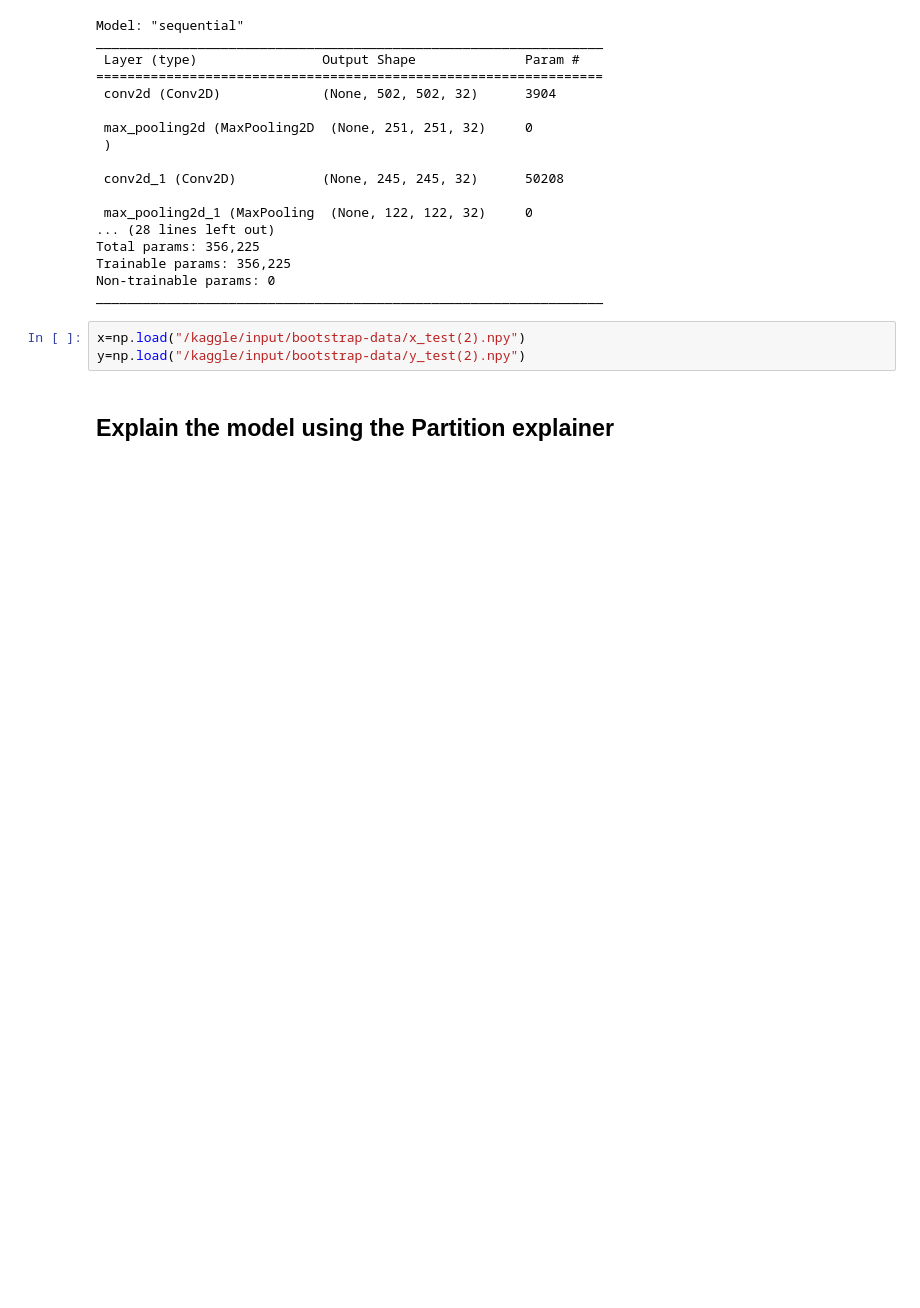
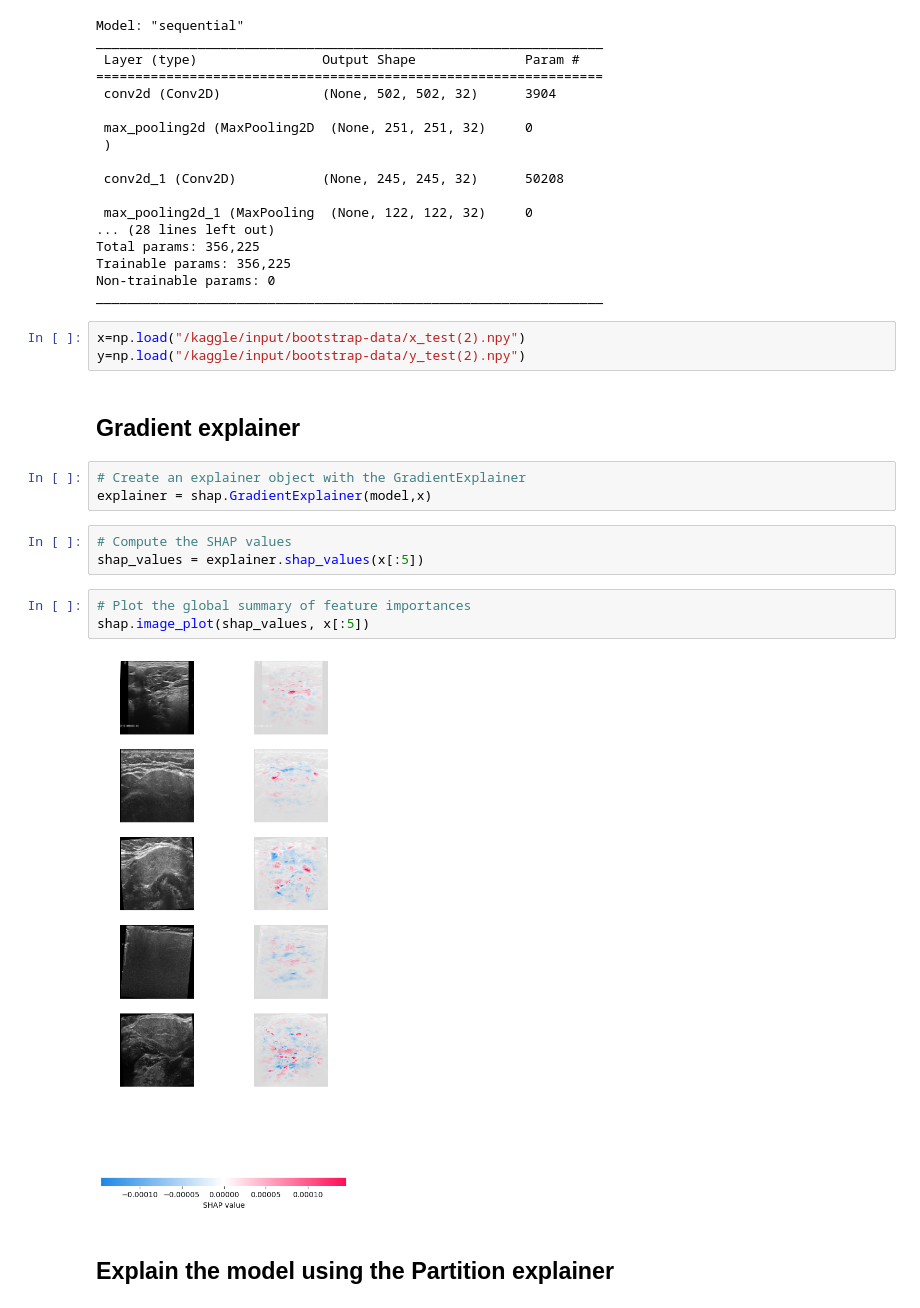
Before and after one commit to nou321/PFE_Nour, a Jupyter notebook: shap-try.ipynb, the cells around one changed output. Saved outputs shown, nothing was run; the diff lists cells and outputs as text; blank space fills up the shorter version.

Commit message:
Kaggle Notebook | Shap_try | Version 2

```diff
--- a/shap-try.ipynb
+++ b/shap-try.ipynb
@@ -38,6 +43,19 @@ _________________________________________________________________
 # %%
 x=np.load("/kaggle/input/bootstrap-data/x_test(2).npy")
 y=np.load("/kaggle/input/bootstrap-data/y_test(2).npy")
+# %% [markdown]
+## Gradient explainer
+# %%
+# Create an explainer object with the GradientExplainer
+explainer = shap.GradientExplainer(model,x)
+# %%
+# Compute the SHAP values
+shap_values = explainer.shap_values(x[:5])
+# %%
+# Plot the global summary of feature importances
+shap.image_plot(shap_values, x[:5])
+# %% [output]
+[figure, added]
 # %% [markdown]
 ## Explain the model using the Partition explainer
 # %%
```
Also changed, not shown: parts of 2 cells of this notebook.
